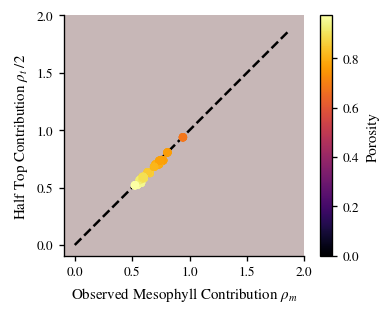
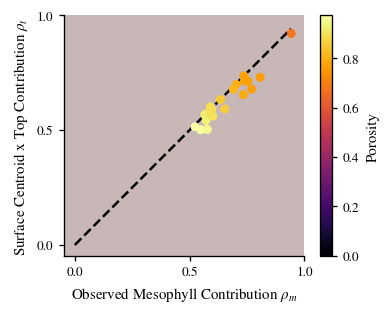
The notebook cell's code change between the first figure and the second:
--- before
+++ after
@@ -2,10 +2,10 @@
     use_style() 
     fig, ax = figure()
-    max_value = max(df['pipe_resistance_m'].max(), df['pipe_resistance_t'].max())
-    sc = ax.scatter(df['pipe_resistance_m'], 0.50*df['pipe_resistance_t'], c=df[color_key] if color_key in df.columns else None, cmap=CMAP, vmin=0)
+    max_value = df['pipe_resistance_m'].max()
+    sc = ax.scatter(df['pipe_resistance_m'], df["surface_centroid"]*df['pipe_resistance_t'], c=df[color_key] if color_key in df.columns else None, cmap=CMAP, vmin=0)
     cbar = plt.colorbar(sc, ax=ax)
     cbar.set_label(color_key.replace('_', ' ').title())
     format_comparison_plot(ax, max_value, step_ticks=0.5)
-    set_axis_labels(ax, r'Observed Mesophyll Contribution $\rho_m$', r'Half Top Contribution $\rho_t \;/ 2$')
+    set_axis_labels(ax, r'Observed Mesophyll Contribution $\rho_m$', r'Surface Centroid x Top Contribution $\rho_t$')
     return
 

Commit: implemented surface_centroid for pipe-resistance-m